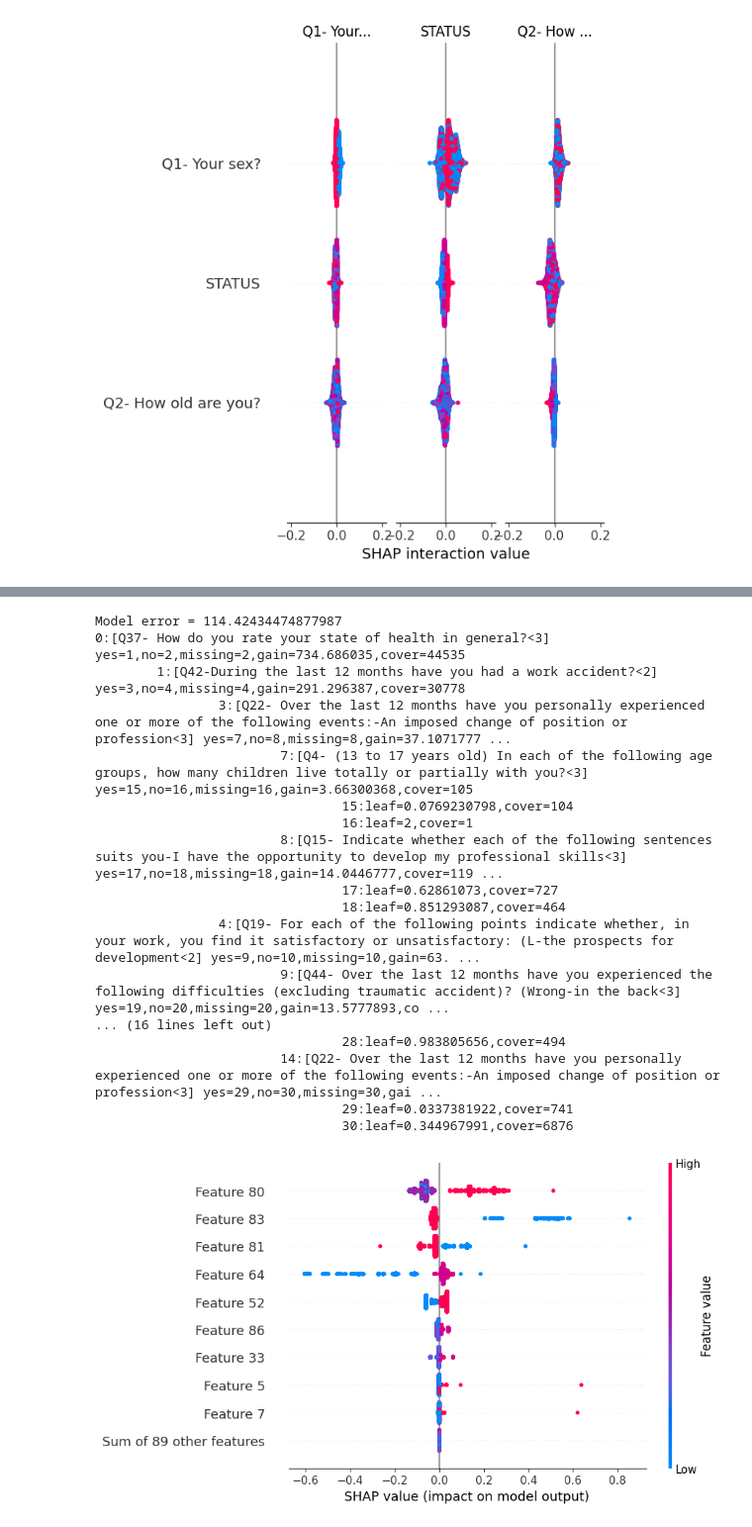
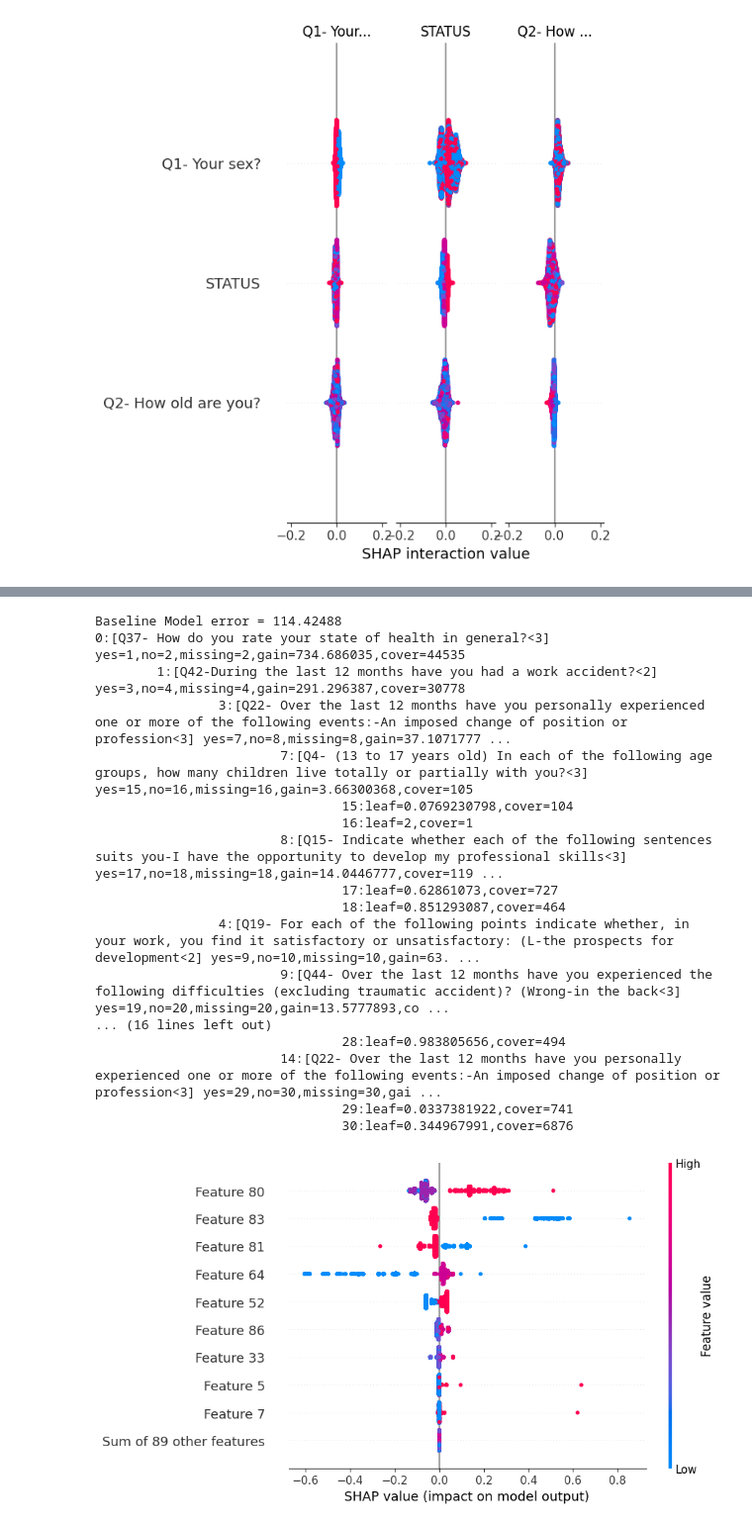
Before and after one commit to dilancroos/sl_predictors_xai, a Jupyter notebook: 01_shap.ipynb, the cells around one changed output, grey strips where cells are left out. Shown at 99% size. Saved outputs shown, nothing was run; the diff lists cells and outputs as text; code cells hidden in the pictures.

```diff
--- a/01_shap.ipynb
+++ b/01_shap.ipynb
@@ -281,38 +282,39 @@ shap.plots.beeswarm(explanation)
 # train a model with single tree
 Xd = xgboost.DMatrix(X, label=y)
 model = xgboost.train({"eta": 1, "max_depth": 4, "base_score": 0, "lambda": 0}, Xd, 1)
-print("Model error =", np.linalg.norm(y - model.predict(Xd)))
+baseline_error = np.linalg.norm(y - model.predict(Xd))
+print("Baseline Model error =", baseline_error)
 print(model.get_dump(with_stats=True)[0])
 
 pred = model.predict(Xd, output_margin=True)
 
 explainer = shap.TreeExplainer(model)
 explanation = explainer(Xd)
 
 shap_values = explanation.values
 # make sure the SHAP values add up to marginal predictions
 np.abs(shap_values.sum(axis=1) + explanation.base_values - pred).max()
 
 shap.plots.beeswarm(explanation)
 # %% [output]
-Model error = 114.42434474877987
+Baseline Model error = 114.42488
 0:[Q37- How do you rate your state of health in general?<3] yes=1,no=2,missing=2,gain=734.686035,cover=44535
         1:[Q42-During the last 12 months have you had a work accident?<2] yes=3,no=4,missing=4,gain=291.296387,cover=30778
                 3:[Q22- Over the last 12 months have you personally experienced one or more of the following events:-An imposed change of position or profession<3] yes=7,no=8,missing=8,gain=37.1071777 ...
                         7:[Q4- (13 to 17 years old) In each of the following age groups, how many children live totally or partially with you?<3] yes=15,no=16,missing=16,gain=3.66300368,cover=105
                                 15:leaf=0.0769230798,cover=104
                                 16:leaf=2,cover=1
                         8:[Q15- Indicate whether each of the following sentences suits you-I have the opportunity to develop my professional skills<3] yes=17,no=18,missing=18,gain=14.0446777,cover=119 ...
                                 17:leaf=0.62861073,cover=727
                                 18:leaf=0.851293087,cover=464
                 4:[Q19- For each of the following points indicate whether, in your work, you find it satisfactory or unsatisfactory: (L-the prospects for development<2] yes=9,no=10,missing=10,gain=63. ...
                         9:[Q44- Over the last 12 months have you experienced the following difficulties (excluding traumatic accident)? (Wrong-in the back<3] yes=19,no=20,missing=20,gain=13.5777893,co ...
 ... (16 lines left out)
                                 28:leaf=0.983805656,cover=494
                         14:[Q22- Over the last 12 months have you personally experienced one or more of the following events:-An imposed change of position or profession<3] yes=29,no=30,missing=30,gai ...
                                 29:leaf=0.0337381922,cover=741
                                 30:leaf=0.344967991,cover=6876
-[figure, old version]
+[figure, new version]
 # %%
 shap.plots.force(explainer.expected_value, shap_values[0, ...]) # shap_values[0, ...] is the SHAP values for the first instance in the dataset
 # ... is a numpy slice that means "all of the other axes"
```
Also changed, not shown: parts of 5 cells of this notebook, 1 other file.
